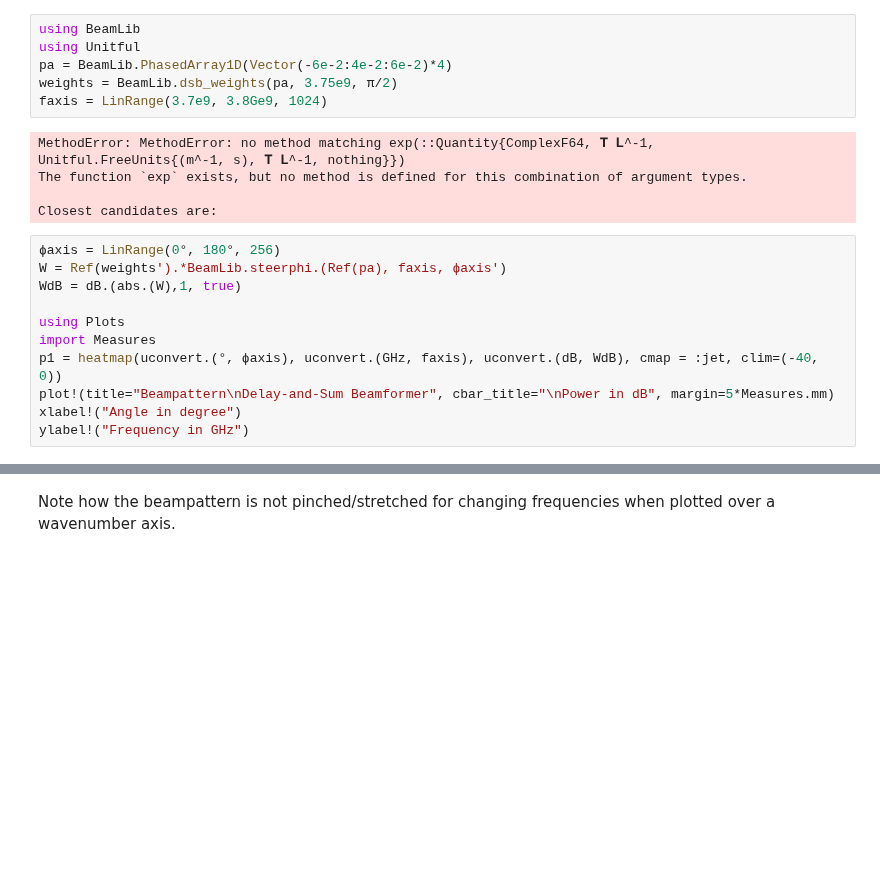
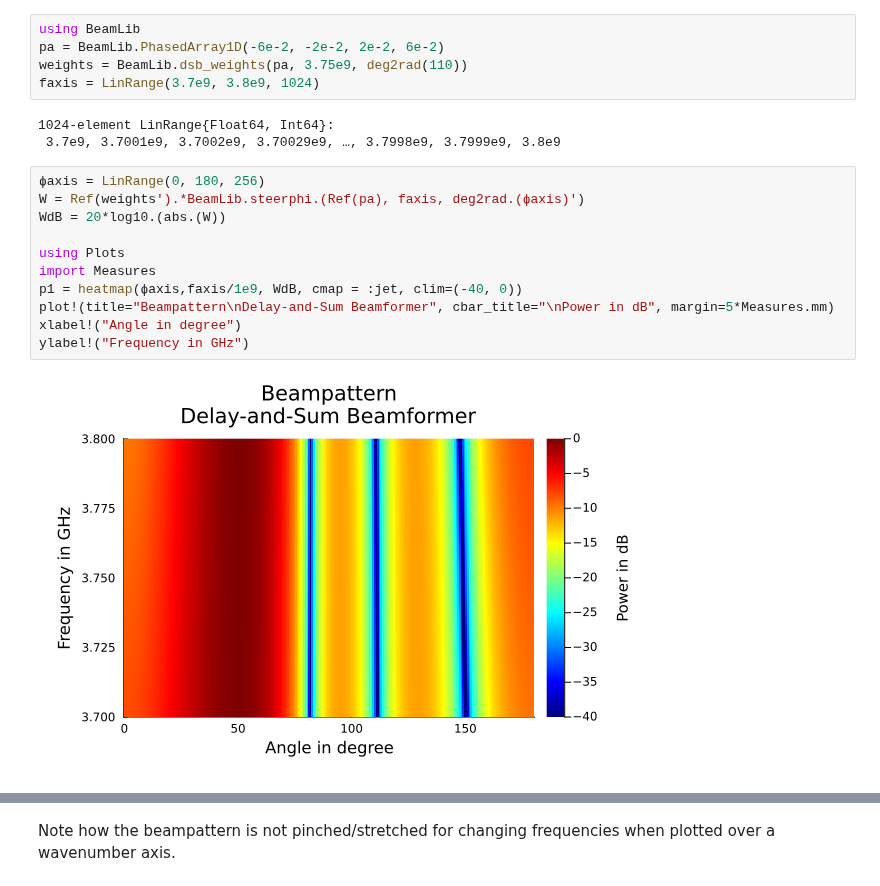
Before and after one commit to Matt266/beamlib, a Jupyter notebook: examples/DelayAndSum.ipynb, the cells around one changed output, grey strips where cells are left out. Drawn from its saved outputs; the diff is of its cells as text; blank space fills up the shorter version.

Commit message:
Removed Unitful for easier handling, added theta to 2D steering and added an example with 2D and 3D beamformer

```diff
--- a/examples/DelayAndSum.ipynb
+++ b/examples/DelayAndSum.ipynb
@@ -1,23 +1,22 @@
 # %%
 using BeamLib
-using Unitful
-pa = BeamLib.PhasedArray1D(Vector(-6e-2:4e-2:6e-2)*4)
-weights = BeamLib.dsb_weights(pa, 3.75e9, π/2)
-faxis = LinRange(3.7e9, 3.8Ge9, 1024)
+pa = BeamLib.PhasedArray1D(-6e-2, -2e-2, 2e-2, 6e-2)
+weights = BeamLib.dsb_weights(pa, 3.75e9, deg2rad(110))
+faxis = LinRange(3.7e9, 3.8e9, 1024)
 # %% [output]
-MethodError: MethodError: no method matching exp(::Quantity{ComplexF64, 𝐓 𝐋^-1, Unitful.FreeUnits{(m^-1, s), 𝐓 𝐋^-1, nothing}})
-The function `exp` exists, but no method is defined for this combination of argument types.
-
-Closest candidates are:
+1024-element LinRange{Float64, Int64}:
+ 3.7e9, 3.7001e9, 3.7002e9, 3.70029e9, …, 3.7998e9, 3.7999e9, 3.8e9
 # %%
-ϕaxis = LinRange(0°, 180°, 256)
-W = Ref(weights').*BeamLib.steerphi.(Ref(pa), faxis, ϕaxis')
-WdB = dB.(abs.(W),1, true)
+ϕaxis = LinRange(0, 180, 256)
+W = Ref(weights').*BeamLib.steerphi.(Ref(pa), faxis, deg2rad.(ϕaxis)')
+WdB = 20*log10.(abs.(W))
 
 using Plots
 import Measures
-p1 = heatmap(uconvert.(°, ϕaxis), uconvert.(GHz, faxis), uconvert.(dB, WdB), cmap = :jet, clim=(-40, 0))
+p1 = heatmap(ϕaxis,faxis/1e9, WdB, cmap = :jet, clim=(-40, 0))
 plot!(title="Beampattern\nDelay-and-Sum Beamformer", cbar_title="\nPower in dB", margin=5*Measures.mm)
 xlabel!("Angle in degree")
 ylabel!("Frequency in GHz")
+# %% [output]
+[figure, added]
 # %%
```
Also changed, not shown: parts of 1 cell of this notebook, 3 other files.
